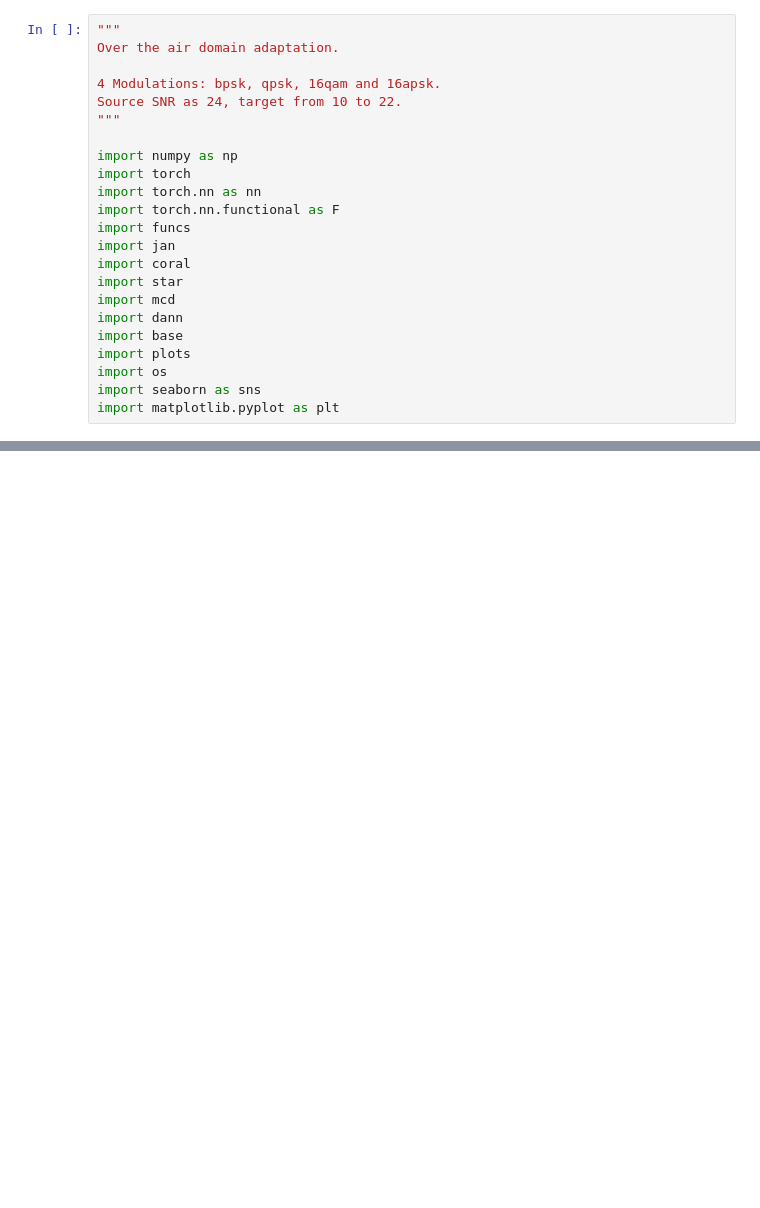
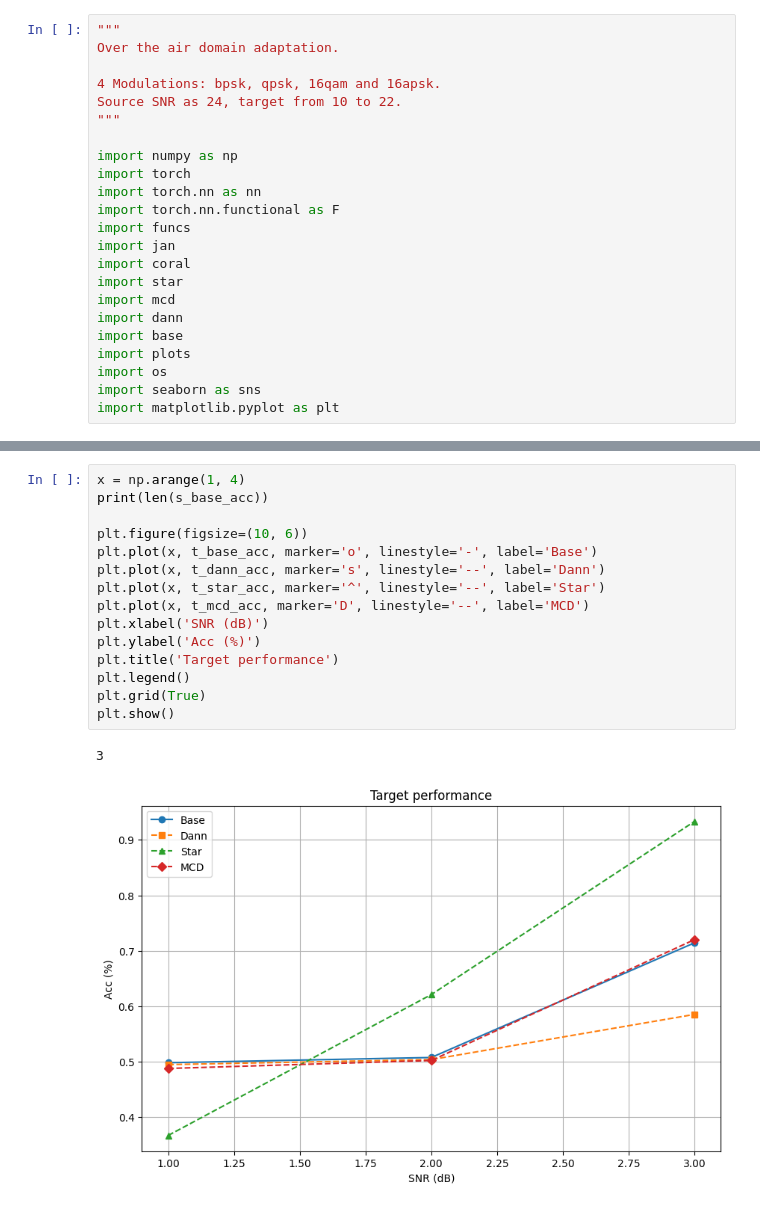
Before and after one commit to 0X616C695F6D/testbed_da, a Jupyter notebook: DA.ipynb, the cells around one changed output, grey strips where cells are left out. Saved outputs shown, nothing was run; the diff lists cells and outputs as text; blank space fills up the shorter version.

```diff
--- a/DA.ipynb
+++ b/DA.ipynb
@@ -660,3 +759,21 @@ Run 1/3
+# %%
+x = np.arange(1, 4)
+print(len(s_base_acc))
+
+plt.figure(figsize=(10, 6))
+plt.plot(x, t_base_acc, marker='o', linestyle='-', label='Base')
+plt.plot(x, t_dann_acc, marker='s', linestyle='--', label='Dann')
+plt.plot(x, t_star_acc, marker='^', linestyle='--', label='Star')
+plt.plot(x, t_mcd_acc, marker='D', linestyle='--', label='MCD')
+plt.xlabel('SNR (dB)')
+plt.ylabel('Acc (%)')
+plt.title('Target performance')
+plt.legend()
+plt.grid(True)
+plt.show()
+# %% [output]
+3
+[figure, added]
 # %%
 x = np.arange(1, 8)
 
```
Also changed, not shown: parts of 5 cells of this notebook, 3 other files.
